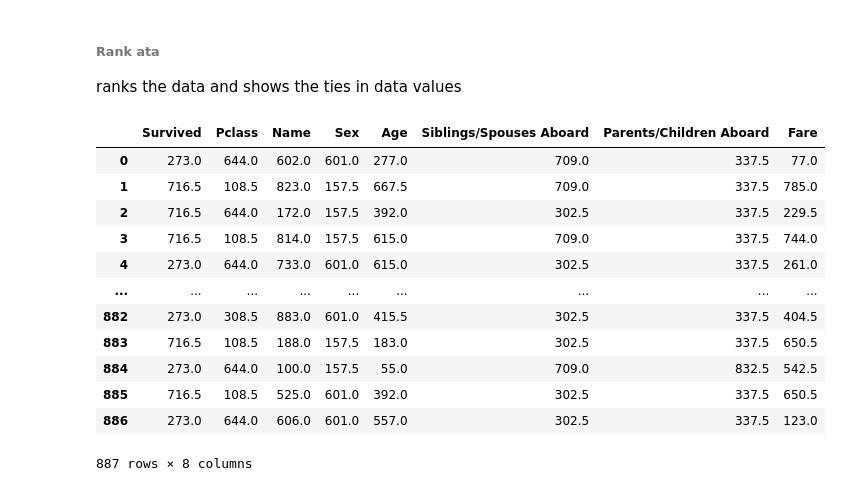
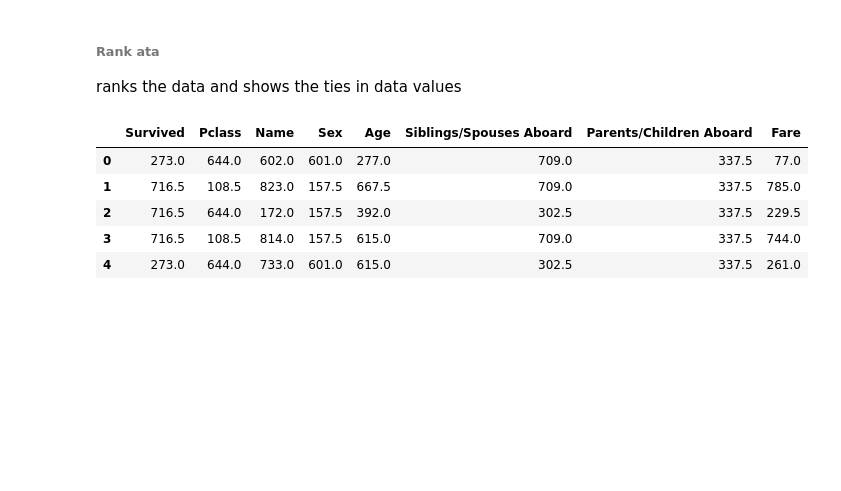
Before and after one commit to SammyOngaya/data2ml, a Jupyter notebook: pandas-function.ipynb, the cells around one changed output. Saved outputs shown, nothing was run; the diff lists cells and outputs as text; code cells hidden in the pictures; blank space fills up the shorter version.

```diff
--- a/pandas-function.ipynb
+++ b/pandas-function.ipynb
@@ -2001,18 +2437,11 @@ Name: Fare, Length: 887, dtype: float64
 ###### Rank ata
 ranks the data and shows the ties in data values
 # %%
-titanic_df.rank()
+titanic_df.rank().head()
 # %% [output]
 |  | Survived | Pclass | Name | Sex | Age | Siblings/Spouses Aboard | Parents/Children Aboard | Fare |
 | 0 | 273.0 | 644.0 | 602.0 | 601.0 | 277.0 | 709.0 | 337.5 | 77.0 |
 | 1 | 716.5 | 108.5 | 823.0 | 157.5 | 667.5 | 709.0 | 337.5 | 785.0 |
 | 2 | 716.5 | 644.0 | 172.0 | 157.5 | 392.0 | 302.5 | 337.5 | 229.5 |
 | 3 | 716.5 | 108.5 | 814.0 | 157.5 | 615.0 | 709.0 | 337.5 | 744.0 |
 | 4 | 273.0 | 644.0 | 733.0 | 601.0 | 615.0 | 302.5 | 337.5 | 261.0 |
-| ... | ... | ... | ... | ... | ... | ... | ... | ... |
-| 882 | 273.0 | 308.5 | 883.0 | 601.0 | 415.5 | 302.5 | 337.5 | 404.5 |
-| 883 | 716.5 | 108.5 | 188.0 | 157.5 | 183.0 | 302.5 | 337.5 | 650.5 |
-| 884 | 273.0 | 644.0 | 100.0 | 157.5 | 55.0 | 709.0 | 832.5 | 542.5 |
-| 885 | 716.5 | 108.5 | 525.0 | 601.0 | 392.0 | 302.5 | 337.5 | 650.5 |
-| 886 | 273.0 | 644.0 | 606.0 | 601.0 | 557.0 | 302.5 | 337.5 | 123.0 |
-887 rows × 8 columns
```
Also changed, not shown: parts of 80 cells of this notebook, 4 other files.
